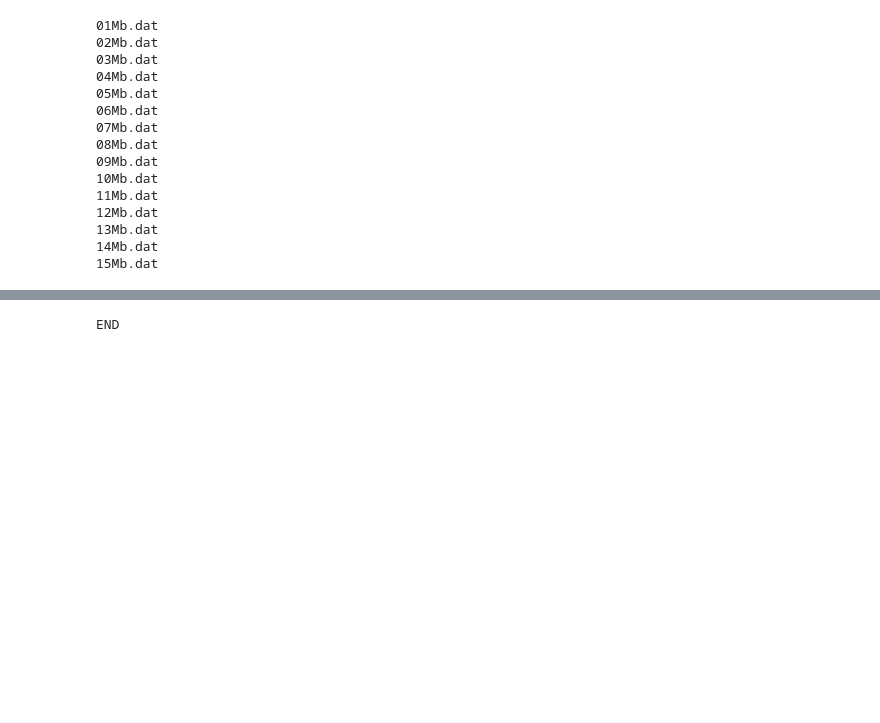
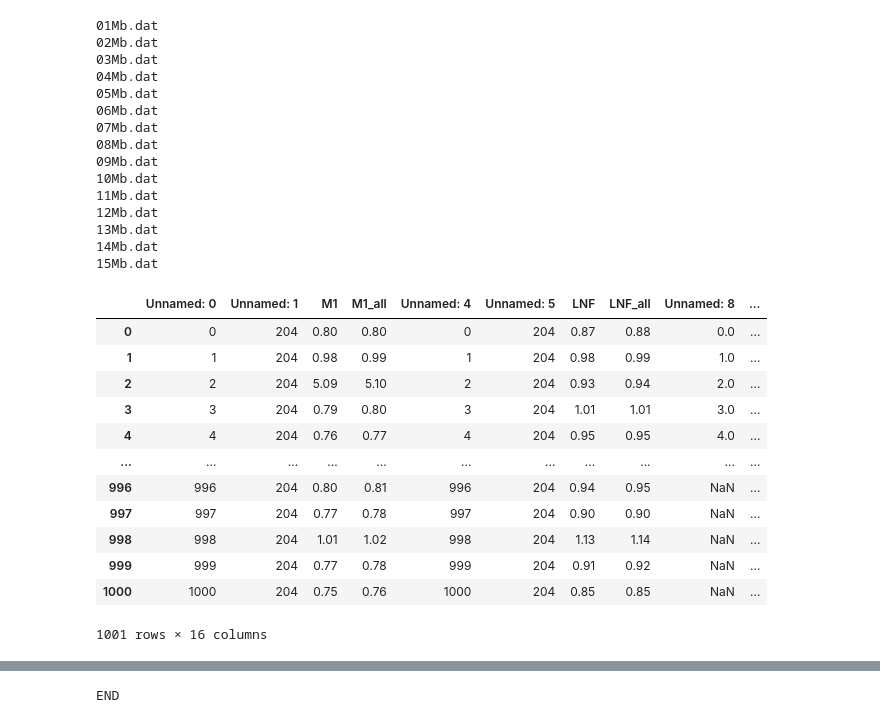
Before and after one commit to CYGNUS-RD/middleware, a Jupyter notebook: dev/producer_benchmark/dev.ipynb, the cells around one changed output, grey strips where cells are left out. Cells and saved outputs as stored; diff of their text form; code cells hidden in the pictures; blank space fills up the shorter version.

```diff
--- a/dev/producer_benchmark/dev.ipynb
+++ b/dev/producer_benchmark/dev.ipynb
@@ -25,0 +46,16 @@ for i, payload in enumerate(data_payload):
+# %%
+pd
+# %% [output]
+|  | Unnamed: 0 | Unnamed: 1 | M1 | M1_all | Unnamed: 4 | Unnamed: 5 | LNF | LNF_all | Unnamed: 8 | ... |
+| 0 | 0 | 204 | 0.80 | 0.80 | 0 | 204 | 0.87 | 0.88 | 0.0 | ... |
+| 1 | 1 | 204 | 0.98 | 0.99 | 1 | 204 | 0.98 | 0.99 | 1.0 | ... |
+| 2 | 2 | 204 | 5.09 | 5.10 | 2 | 204 | 0.93 | 0.94 | 2.0 | ... |
+| 3 | 3 | 204 | 0.79 | 0.80 | 3 | 204 | 1.01 | 1.01 | 3.0 | ... |
+| 4 | 4 | 204 | 0.76 | 0.77 | 4 | 204 | 0.95 | 0.95 | 4.0 | ... |
+| ... | ... | ... | ... | ... | ... | ... | ... | ... | ... | ... |
+| 996 | 996 | 204 | 0.80 | 0.81 | 996 | 204 | 0.94 | 0.95 | NaN | ... |
+| 997 | 997 | 204 | 0.77 | 0.78 | 997 | 204 | 0.90 | 0.90 | NaN | ... |
+| 998 | 998 | 204 | 1.01 | 1.02 | 998 | 204 | 1.13 | 1.14 | NaN | ... |
+| 999 | 999 | 204 | 0.77 | 0.78 | 999 | 204 | 0.91 | 0.92 | NaN | ... |
+| 1000 | 1000 | 204 | 0.75 | 0.76 | 1000 | 204 | 0.85 | 0.85 | NaN | ... |
+1001 rows × 16 columns
```
Also changed, not shown: parts of 3 cells of this notebook, 5 other files.
